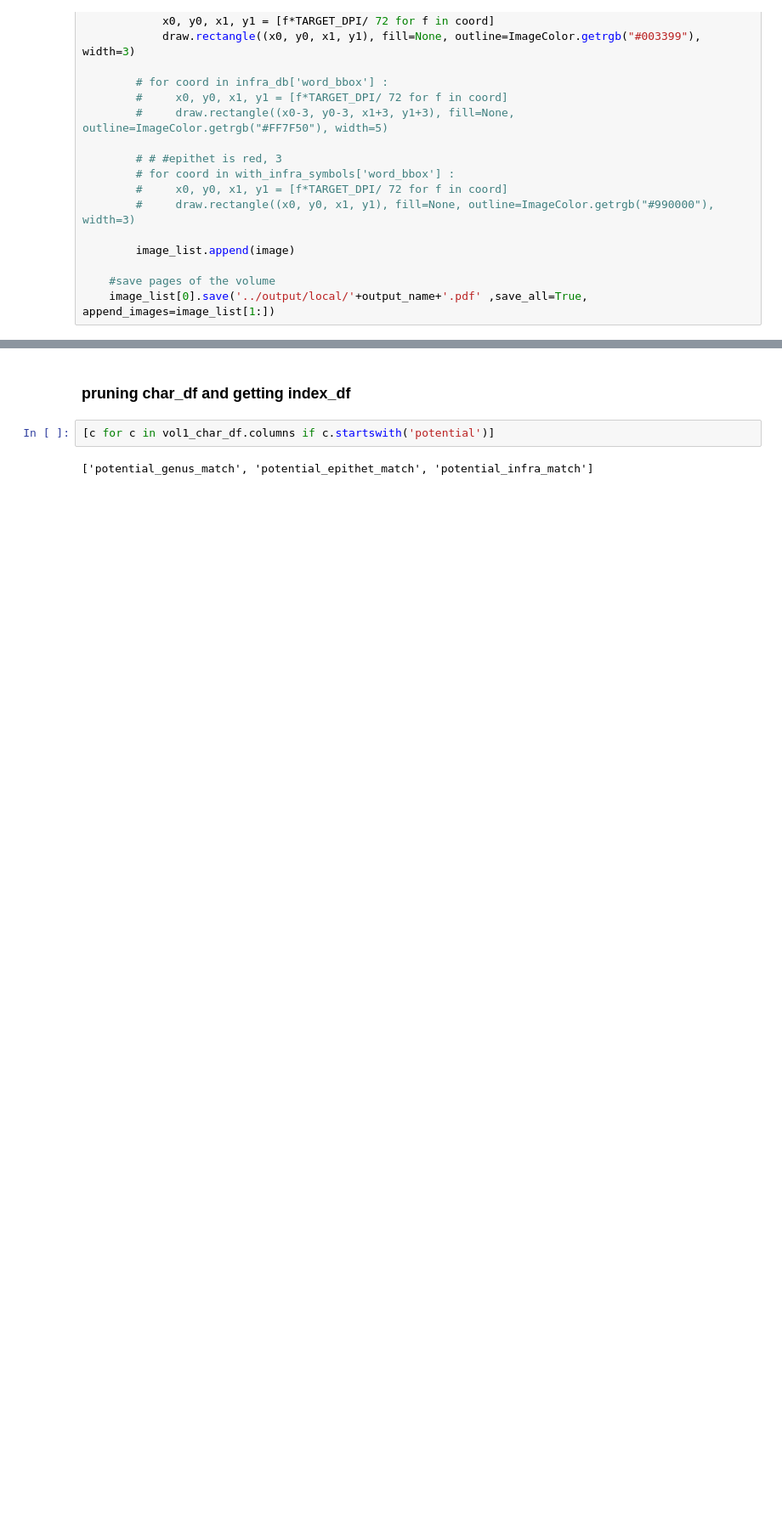
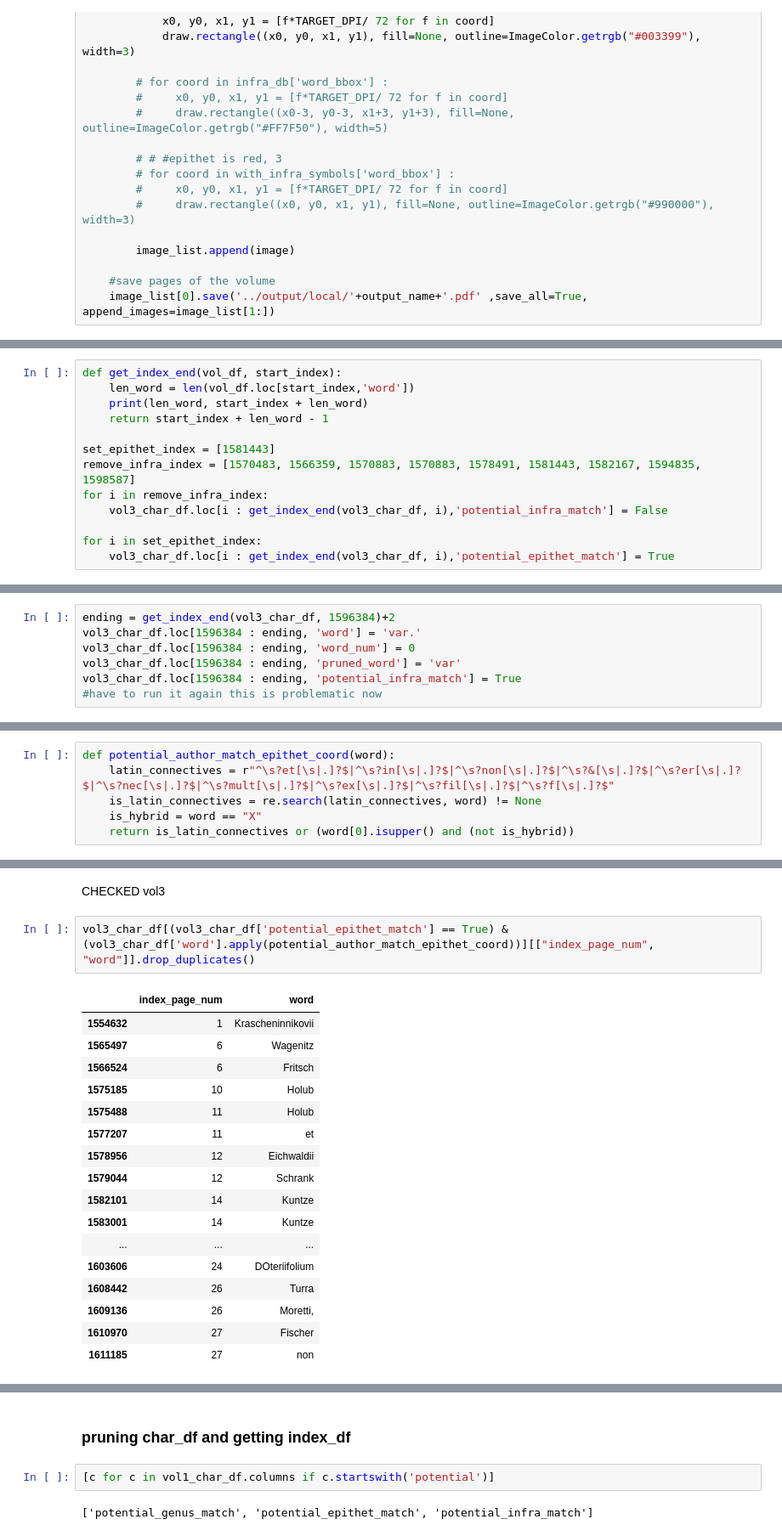
Before and after one commit to shidedh/UpdateFlora, a Jupyter notebook: index_code/0index.ipynb, the cells around one changed output, grey strips where cells are left out. Shown: that part at 85% size. Saved outputs shown, nothing was run; the diff lists cells and outputs as text; blank space fills up the shorter version.

```diff
--- a/index_code/0index.ipynb
+++ b/index_code/0index.ipynb
@@ -695,0 +746,13 @@ for vol_char_df, vol_index, doc, output_name in all_vol_data_PN_test:
+# %%
+def get_index_end(vol_df, start_index):
+    len_word = len(vol_df.loc[start_index,'word'])
+    print(len_word, start_index + len_word)
+    return start_index + len_word - 1
+
+set_epithet_index = [1581443]
+remove_infra_index = [1570483, 1566359, 1570883, 1570883, 1578491, 1581443, 1582167, 1594835, 1598587]
+for i in remove_infra_index:
+    vol3_char_df.loc[i : get_index_end(vol3_char_df, i),'potential_infra_match'] = False
+
+for i in set_epithet_index:
+    vol3_char_df.loc[i : get_index_end(vol3_char_df, i),'potential_epithet_match'] = True
@@ -695,0 +786,7 @@ for vol_char_df, vol_index, doc, output_name in all_vol_data_PN_test:
+# %%
+ending = get_index_end(vol3_char_df, 1596384)+2
+vol3_char_df.loc[1596384 : ending, 'word'] = 'var.'
+vol3_char_df.loc[1596384 : ending, 'word_num'] = 0
+vol3_char_df.loc[1596384 : ending, 'pruned_word'] = 'var'
+vol3_char_df.loc[1596384 : ending, 'potential_infra_match'] = True
+#have to run it again this is problematic now
@@ -695,0 +797,6 @@ for vol_char_df, vol_index, doc, output_name in all_vol_data_PN_test:
+# %%
+def potential_author_match_epithet_coord(word):
+    latin_connectives = r"^\s?et[\s|.]?$|^\s?in[\s|.]?$|^\s?non[\s|.]?$|^\s?&[\s|.]?$|^\s?er[\s|.]?$|^\s?nec[\s|.]?$|^\s?mult[\s|.]?$|^\s?ex[\s|.]?$|^\s?fil[\s|.]?$|^\s?f[\s|.]?$"
+    is_latin_connectives = re.search(latin_connectives, word) != None
+    is_hybrid = word == "X"
+    return is_latin_connectives or (word[0].isupper() and (not is_hybrid))
@@ -695,0 +829,22 @@ for vol_char_df, vol_index, doc, output_name in all_vol_data_PN_test:
+# %% [markdown]
+CHECKED vol3
+# %%
+vol3_char_df[(vol3_char_df['potential_epithet_match'] == True) & (vol3_char_df['word'].apply(potential_author_match_epithet_coord))][["index_page_num", "word"]].drop_duplicates()
+# %% [output]
+|  | index_page_num | word |
+| 1554632 | 1 | Krascheninnikovii |
+| 1565497 | 6 | Wagenitz |
+| 1566524 | 6 | Fritsch |
+| 1575185 | 10 | Holub |
+| 1575488 | 11 | Holub |
+| 1577207 | 11 | et |
+| 1578956 | 12 | Eichwaldii |
+| 1579044 | 12 | Schrank |
+| 1582101 | 14 | Kuntze |
+| 1583001 | 14 | Kuntze |
+| ... | ... | ... |
+| 1603606 | 24 | DOteriifolium |
+| 1608442 | 26 | Turra |
+| 1609136 | 26 | Moretti, |
+| 1610970 | 27 | Fischer |
+| 1611185 | 27 | non |
```
Also changed, not shown: parts of 37 cells of this notebook.
